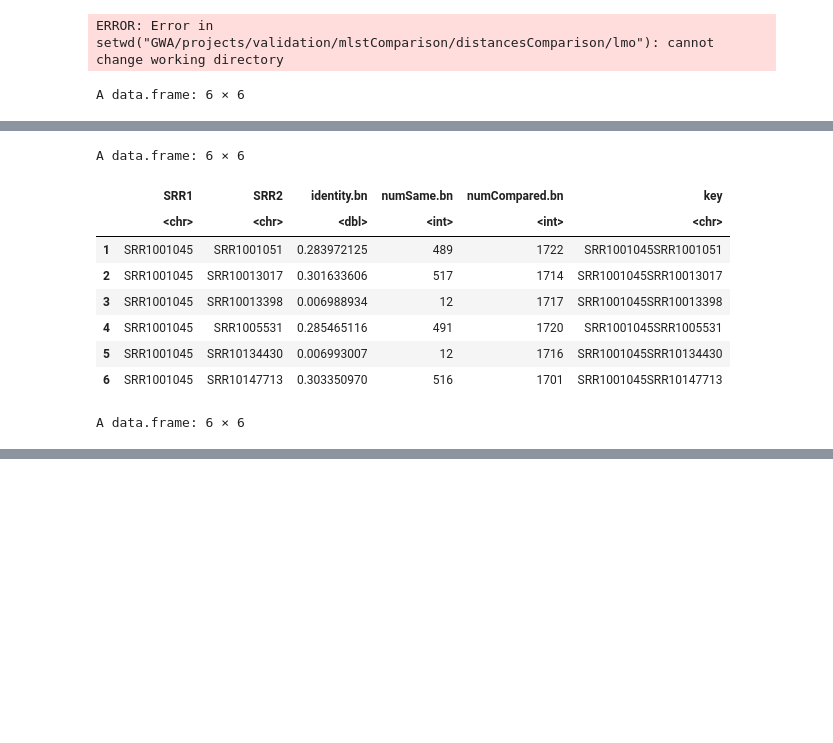
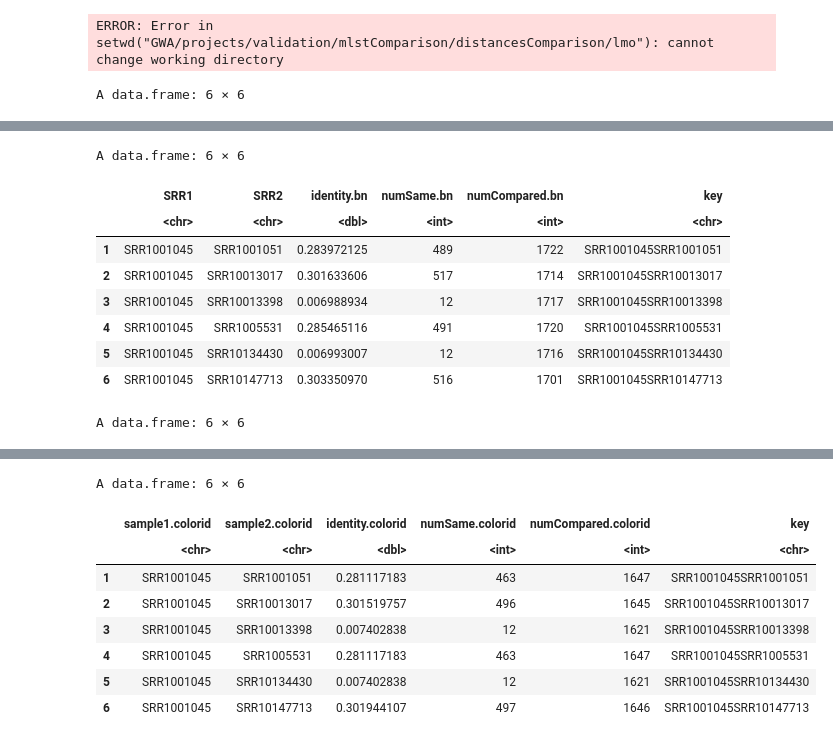
Before and after one commit to lskatz/cgMLST-comparison, a Jupyter notebook: lmo/lmo.ipynb, the cells around one changed output, grey strips where cells are left out. Saved outputs shown, nothing was run; the diff lists cells and outputs as text; code cells hidden in the pictures; blank space fills up the shorter version.

```diff
--- a/lmo/lmo.ipynb
+++ b/lmo/lmo.ipynb
@@ -20,32 +23,42 @@ colnames(etoki) <- c("sample1.etoki", "sample2.etoki", "identity.etoki", "numSam
 head(chewbbaca)
 head(bn)
 head(etoki)
+head(colorid)
 # %% [output]
 A data.frame: 6 × 6
 |  | sample1.chewbbaca | sample2.chewbbaca | identity.chewbbaca | numSame.chewbbaca | numCompared.chewbbaca | ... |
 |  | <chr> | <chr> | <dbl> | <int> | <int> | ... |
 | 1 | SRR1001045_1.shovillSpades.fasta | SRR1001051_1.shovillSpades.fasta | 0.281536697 | 491 | 1744 | ... |
 | 2 | SRR1001045_1.shovillSpades.fasta | SRR10013017_1.shovillSpades.fasta | 0.297591743 | 519 | 1744 | ... |
 | 3 | SRR1001045_1.shovillSpades.fasta | SRR10013398_1.shovillSpades.fasta | 0.006988934 | 12 | 1717 | ... |
 | 4 | SRR1001045_1.shovillSpades.fasta | SRR1005531_1.shovillSpades.fasta | 0.281948424 | 492 | 1745 | ... |
 | 5 | SRR1001045_1.shovillSpades.fasta | SRR10134430_1.shovillSpades.fasta | 0.006900518 | 12 | 1739 | ... |
 | 6 | SRR1001045_1.shovillSpades.fasta | SRR10147713_1.shovillSpades.fasta | 0.298165138 | 520 | 1744 | ... |
 A data.frame: 6 × 6
 |  | SRR1 | SRR2 | identity.bn | numSame.bn | numCompared.bn | key |
 |  | <chr> | <chr> | <dbl> | <int> | <int> | <chr> |
 | 1 | SRR1001045 | SRR1001051 | 0.283972125 | 489 | 1722 | SRR1001045SRR1001051 |
 | 2 | SRR1001045 | SRR10013017 | 0.301633606 | 517 | 1714 | SRR1001045SRR10013017 |
 | 3 | SRR1001045 | SRR10013398 | 0.006988934 | 12 | 1717 | SRR1001045SRR10013398 |
 | 4 | SRR1001045 | SRR1005531 | 0.285465116 | 491 | 1720 | SRR1001045SRR1005531 |
 | 5 | SRR1001045 | SRR10134430 | 0.006993007 | 12 | 1716 | SRR1001045SRR10134430 |
 | 6 | SRR1001045 | SRR10147713 | 0.303350970 | 516 | 1701 | SRR1001045SRR10147713 |
 A data.frame: 6 × 6
 |  | sample1.etoki | sample2.etoki | identity.etoki | numSame.etoki | numCompared.etoki | key |
 |  | <chr> | <chr> | <dbl> | <int> | <int> | <chr> |
 | 1 | etoki.lmo/SRR1001045_1.shovillSpa... | etoki.lmo/SRR1001051_1.shovillSpa... | 0.28 | 487 | 1725 | SRR1001045SRR1001051 |
 | 2 | etoki.lmo/SRR1001045_1.shovillSpa... | etoki.lmo/SRR10013017_1.shovillSp... | 0.30 | 517 | 1724 | SRR1001045SRR10013017 |
 | 3 | etoki.lmo/SRR1001045_1.shovillSpa... | etoki.lmo/SRR10013398_1.shovillSp... | 0.01 | 12 | 1703 | SRR1001045SRR10013398 |
 | 4 | etoki.lmo/SRR1001045_1.shovillSpa... | etoki.lmo/SRR1005531_1.shovillSpa... | 0.28 | 488 | 1725 | SRR1001045SRR1005531 |
 | 5 | etoki.lmo/SRR1001045_1.shovillSpa... | etoki.lmo/SRR10134430_1.shovillSp... | 0.01 | 12 | 1726 | SRR1001045SRR10134430 |
 | 6 | etoki.lmo/SRR1001045_1.shovillSpa... | etoki.lmo/SRR10147713_1.shovillSp... | 0.30 | 518 | 1724 | SRR1001045SRR10147713 |
+A data.frame: 6 × 6
+|  | sample1.colorid | sample2.colorid | identity.colorid | numSame.colorid | numCompared.colorid | key |
+|  | <chr> | <chr> | <dbl> | <int> | <int> | <chr> |
+| 1 | SRR1001045 | SRR1001051 | 0.281117183 | 463 | 1647 | SRR1001045SRR1001051 |
+| 2 | SRR1001045 | SRR10013017 | 0.301519757 | 496 | 1645 | SRR1001045SRR10013017 |
+| 3 | SRR1001045 | SRR10013398 | 0.007402838 | 12 | 1621 | SRR1001045SRR10013398 |
+| 4 | SRR1001045 | SRR1005531 | 0.281117183 | 463 | 1647 | SRR1001045SRR1005531 |
+| 5 | SRR1001045 | SRR10134430 | 0.007402838 | 12 | 1621 | SRR1001045SRR10134430 |
+| 6 | SRR1001045 | SRR10147713 | 0.301944107 | 497 | 1646 | SRR1001045SRR10147713 |
 # %%
```
Also changed, not shown: parts of 4 cells of this notebook, 1 other file.
